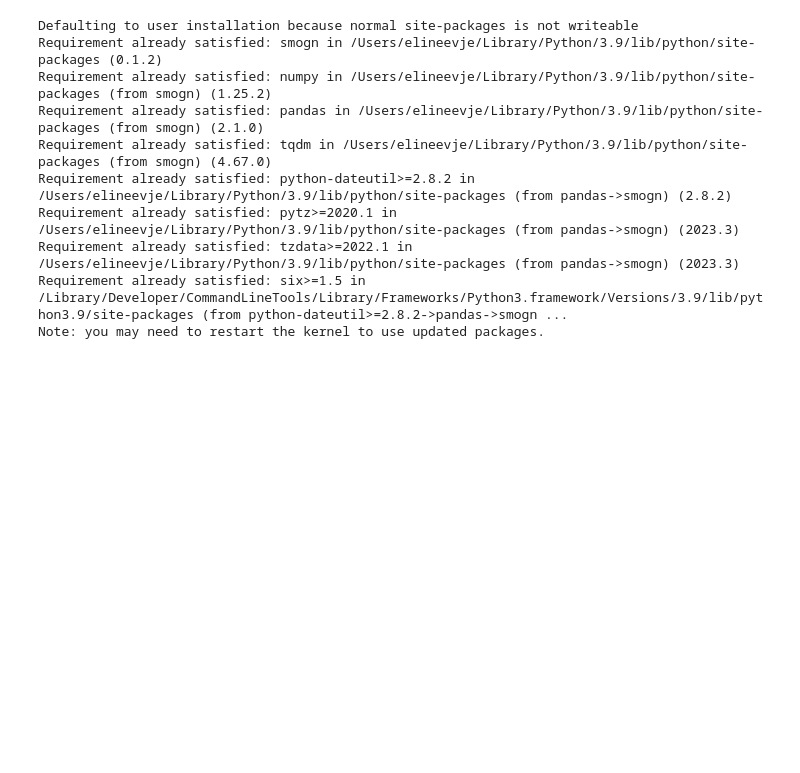
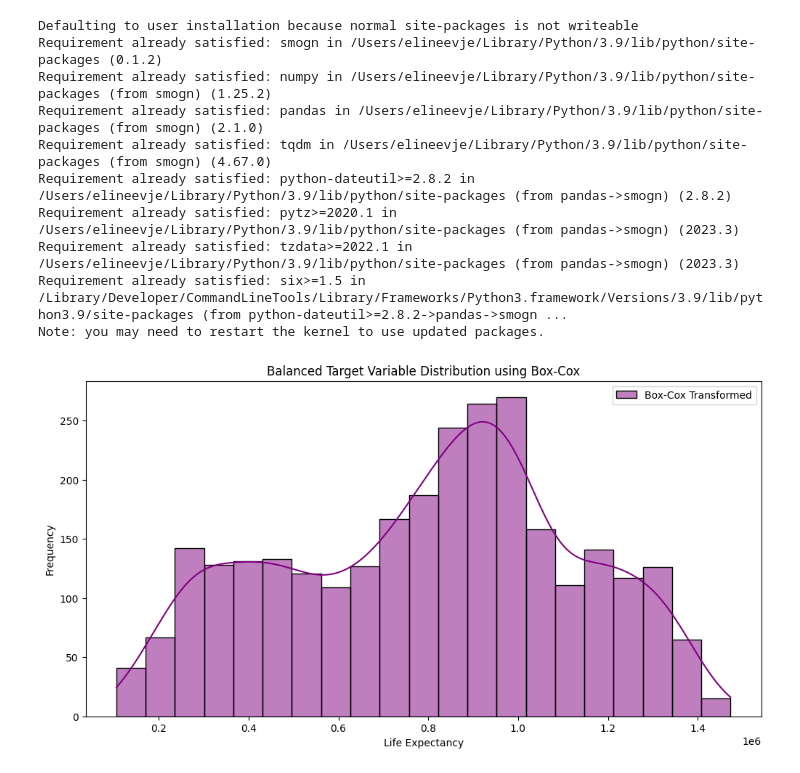
Before and after one commit to malinhauglandh/life-expectancy-prediction, a Jupyter notebook: eda/imbalance_handling.ipynb, the cells around one changed output. Drawn from its saved outputs; the diff is of its cells as text; code cells hidden in the pictures; blank space fills up the shorter version.

```diff
--- a/eda/imbalance_handling.ipynb
+++ b/eda/imbalance_handling.ipynb
@@ -28,4 +24,41 @@ from imblearn.under_sampling import RandomUnderSampler
 from sklearn.utils import resample
+# %%
+from sklearn.preprocessing import LabelEncoder
+from scipy.stats import boxcox
+import pandas as pd
+
+# Load dataset
+df = pd.read_csv('../data/data.csv')
+
+# Label encoding for 'Country' due to high dimensionality
+label_encoder = LabelEncoder()
+df['Country'] = label_encoder.fit_transform(df['Country'])
+
+# One-hot encoding for 'Region' due to low dimensionality
+df_encoded = pd.get_dummies(df, columns=['Region'], drop_first=True)
+
+# Separate features and target variable
+X = df_encoded.drop(columns='Life_expectancy')
+y = df_encoded['Life_expectancy']
+
+# Apply Box-Cox transformation to the target (Life Expectancy)
+# Box-Cox only accepts positive values, which are satisfied in life expectancy data
+y_boxcox, lambda_val = boxcox(y)  # Store the lambda value for inverse transformation later if needed
+
+# Updated feature matrix (X) and transformed target (y_boxcox)
+X_transformed = X
+y_transformed = pd.Series(y_boxcox, name="Life_expectancy_BoxCox")
+
+# After balancing
+plt.figure(figsize=(12, 6))
+sns.histplot(y_transformed, kde=True, color='purple', label='Box-Cox Transformed')
+plt.title("Balanced Target Variable Distribution using Box-Cox Transformation")
+plt.xlabel("Life Expectancy")
+plt.ylabel("Frequency")
+plt.legend()
+plt.show()
+# %% [output]
+[figure, added]
 # %%
 df = pd.read_csv('../data/data.csv')
 
```
Also changed, not shown: parts of 3 cells of this notebook.
